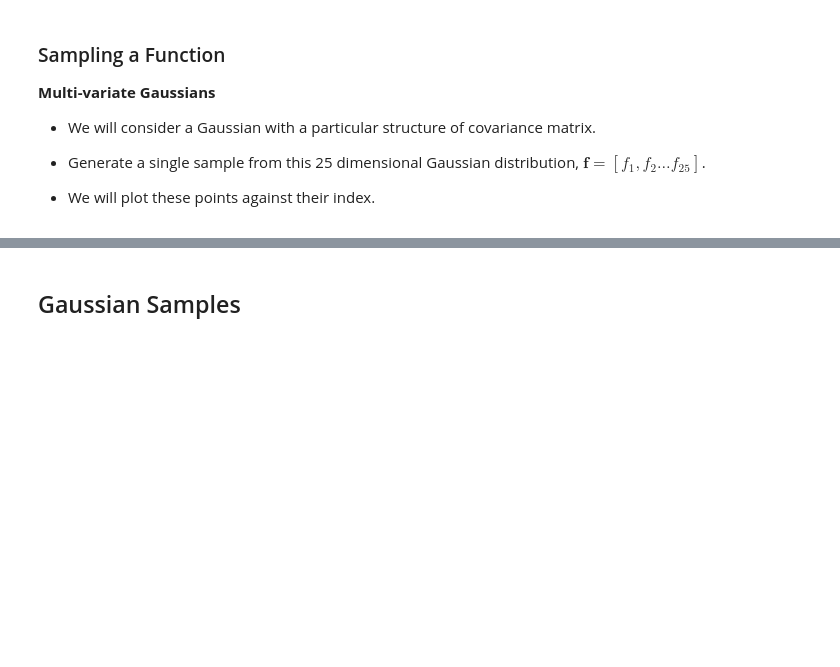
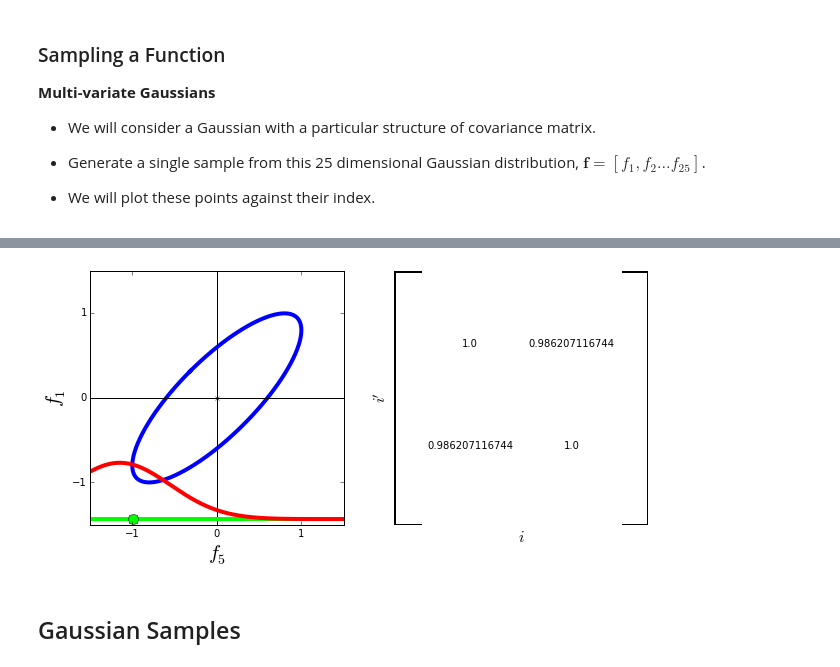
Before and after one commit to sods/gpss, a Jupyter notebook: slides/gaussian_processes.ipynb, the cells around one changed output, grey strips where cells are left out. Saved outputs shown, nothing was run; the diff lists cells and outputs as text; code cells hidden in the pictures; blank space fills up the shorter version.

```diff
--- a/slides/gaussian_processes.ipynb
+++ b/slides/gaussian_processes.ipynb
@@ -894,3 +393,7 @@ plot_two_point_pred(K, f.T, x, ax=ax[0],ind=[0, 4], stub='dem_two_point_sample',
+# %%
+plot.dem_two_point_sample(compute_kernel, kernel=exponentiated_quadratic, lengthscale=0.5)
+# %% [output]
+[figure, added]
 # %% [markdown]
 ## Gaussian Samples
 # %%
```
Also changed, not shown: parts of 22 cells of this notebook, 35 other files.
